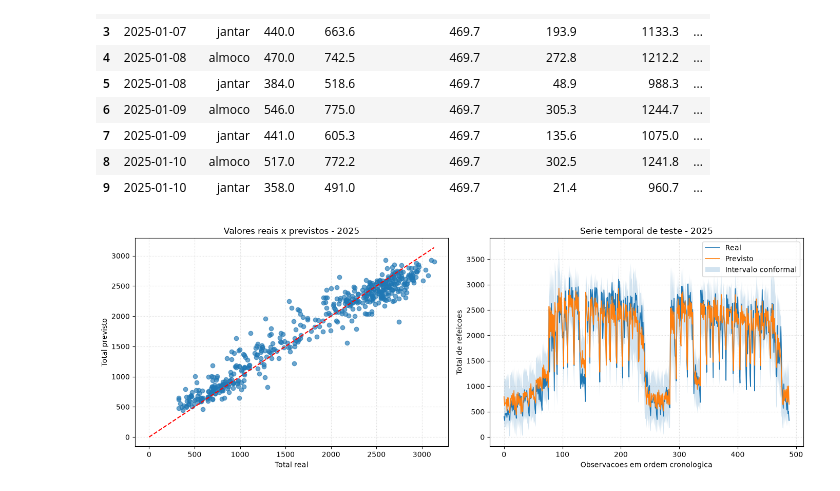
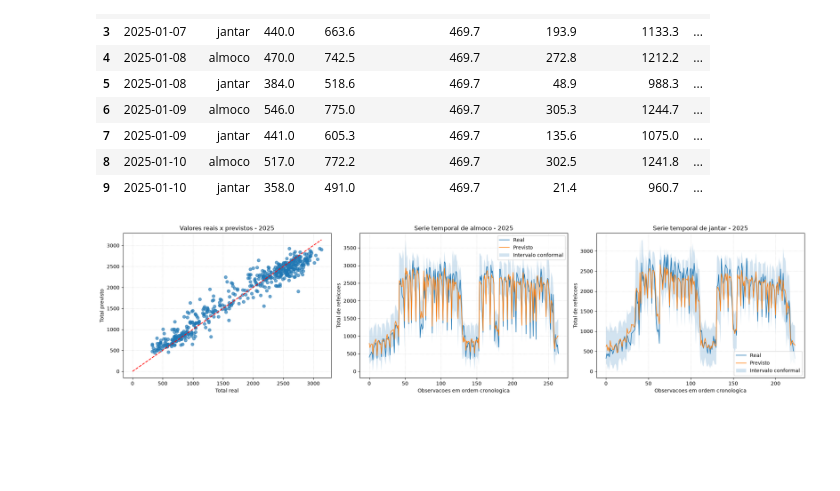
Before and after one commit to rafaelcarmanhani/projeto-ru, a Jupyter notebook: previsao/notebooks/Previsao_area1_temporal_sclima.ipynb, the cells around one changed output. Saved outputs shown, nothing was run; the diff lists cells and outputs as text; code cells hidden in the pictures; blank space fills up the shorter version.

```diff
--- a/previsao/notebooks/Previsao_area1_temporal_sclima.ipynb
+++ b/previsao/notebooks/Previsao_area1_temporal_sclima.ipynb
@@ -360,27 +360,39 @@ display(amostra_resultado)
 | 8 | 2025-01-10 | almoco | 517.0 | 772.2 | 469.7 | 302.5 | 1241.8 | ... |
 | 9 | 2025-01-10 | jantar | 358.0 | 491.0 | 469.7 | 21.4 | 960.7 | ... |
 # %%
-fig, axes = plt.subplots(1, 2, figsize=(14, 5))
+fig, axes = plt.subplots(1, 3, figsize=(20, 5))
 
 axes[0].scatter(y_teste, previsoes_teste, alpha=0.65)
 limite = max(float(y_teste.max()), float(previsoes_teste.max()))
 axes[0].plot([0, limite], [0, limite], color="red", linestyle="--")
 axes[0].set_title("Valores reais x previstos - 2025")
 axes[0].set_xlabel("Total real")
 axes[0].set_ylabel("Total previsto")
 axes[0].grid(True, linestyle=":", alpha=0.5)
 
-indices = np.arange(len(y_teste))
-axes[1].plot(indices, y_teste.to_numpy(), label="Real", linewidth=1.2)
-axes[1].plot(indices, previsoes_teste, label="Previsto", linewidth=1.2)
-axes[1].fill_between(indices, limite_inferior, limite_superior, alpha=0.2, label="Intervalo conformal")
-axes[1].set_title("Serie temporal de teste - 2025")
-axes[1].set_xlabel("Observacoes em ordem cronologica")
-axes[1].set_ylabel("Total de refeicoes")
-axes[1].legend()
-axes[1].grid(True, linestyle=":", alpha=0.5)
+refeicoes_teste = data.loc[mascara_teste, "refeicao"]
+for eixo, refeicao, titulo in [
+    (axes[1], "almoco", "Serie temporal de almoco - 2025"),
+    (axes[2], "jantar", "Serie temporal de jantar - 2025"),
+]:
+    mascara_refeicao = refeicoes_teste.eq(refeicao).to_numpy()
+    indices = np.arange(int(mascara_refeicao.sum()))
+    eixo.plot(indices, y_teste.to_numpy()[mascara_refeicao], label="Real", linewidth=1.2)
+    eixo.plot(indices, previsoes_teste[mascara_refeicao], label="Previsto", linewidth=1.2)
+    eixo.fill_between(
+        indices,
+        limite_inferior[mascara_refeicao],
+        limite_superior[mascara_refeicao],
+        alpha=0.2,
+        label="Intervalo conformal",
+    )
+    eixo.set_title(titulo)
+    eixo.set_xlabel("Observacoes em ordem cronologica")
+    eixo.set_ylabel("Total de refeicoes")
+    eixo.legend()
+    eixo.grid(True, linestyle=":", alpha=0.5)
 
 plt.tight_layout()
 plt.show()
 # %% [output]
-[figure, old version]
+[figure, new version]
```
Also changed, not shown: 1 other file.
